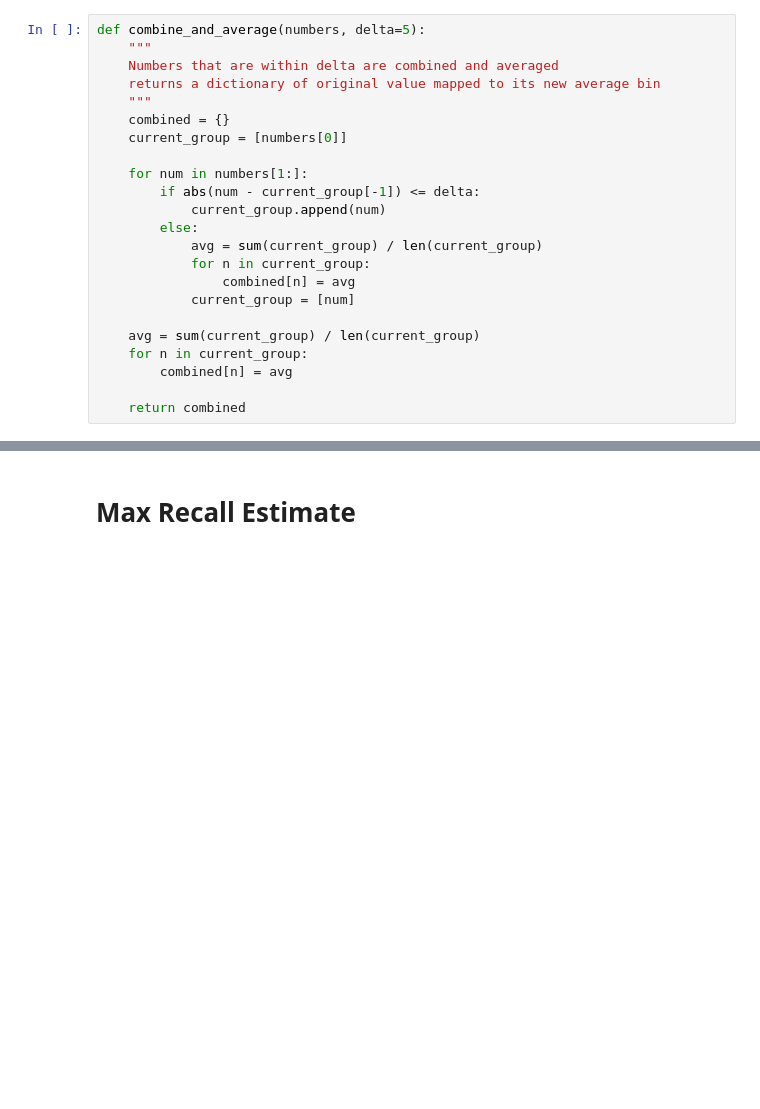
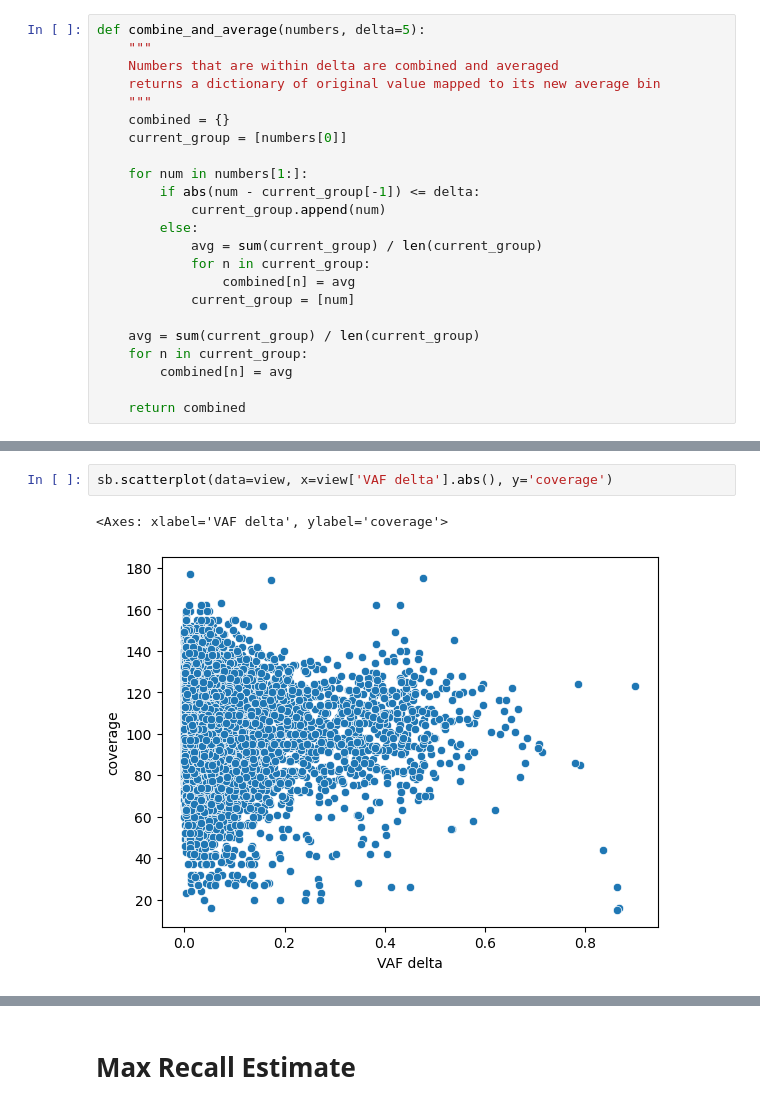
Before and after one commit to BCM-HGSC/SMaHT_MIMS, a Jupyter notebook: allele_delta/ObservedVAF.ipynb, the cells around one changed output, grey strips where cells are left out. Drawn from its saved outputs; the diff is of its cells as text; blank space fills up the shorter version.

```diff
--- a/allele_delta/ObservedVAF.ipynb
+++ b/allele_delta/ObservedVAF.ipynb
@@ -150,0 +136,5 @@ Name: VAF delta, dtype: float64
+# %%
+sb.scatterplot(data=view, x=view['VAF delta'].abs(), y='coverage')
+# %% [output]
+<Axes: xlabel='VAF delta', ylabel='coverage'>
+[figure, added]
```
Also changed, not shown: parts of 14 cells of this notebook, 6 other files.
